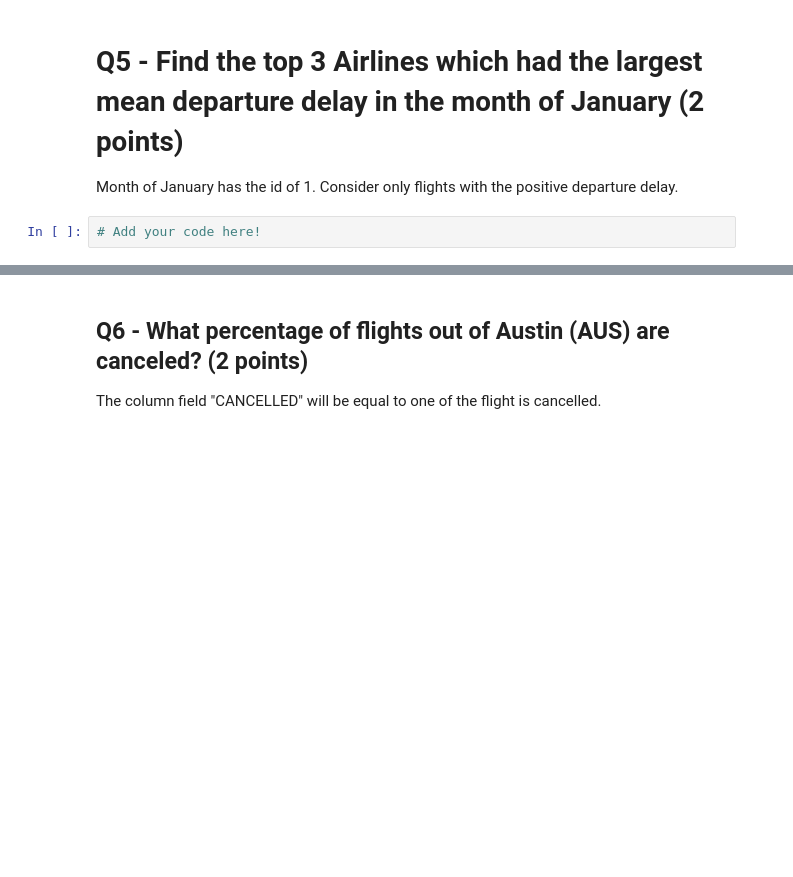
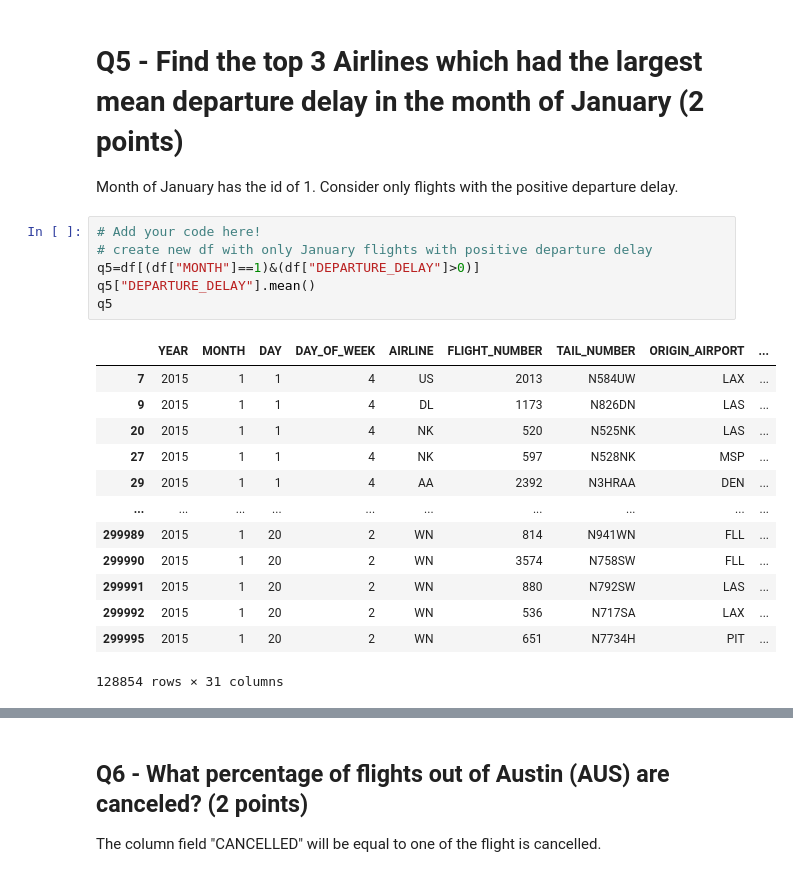
Before and after one commit to BictorFonseca/DataAnalysis, a Jupyter notebook: 329e_HW01_Spring24.ipynb, the cells around one changed output, grey strips where cells are left out. Cells and saved outputs as stored; diff of their text form; blank space fills up the shorter version.

```diff
--- a/329e_HW01_Spring24.ipynb
+++ b/329e_HW01_Spring24.ipynb
@@ -146,3 +154,21 @@ Name: 264495, dtype: object
 Month of January has the id of 1. Consider only flights with the positive departure delay.
 # %%
 # Add your code here!
+# create new df with only January flights with positive departure delay
+q5=df[(df["MONTH"]==1)&(df["DEPARTURE_DELAY"]>0)]
+q5["DEPARTURE_DELAY"].mean()
+q5
+# %% [output]
+|  | YEAR | MONTH | DAY | DAY_OF_WEEK | AIRLINE | FLIGHT_NUMBER | TAIL_NUMBER | ORIGIN_AIRPORT | ... |
+| 7 | 2015 | 1 | 1 | 4 | US | 2013 | N584UW | LAX | ... |
+| 9 | 2015 | 1 | 1 | 4 | DL | 1173 | N826DN | LAS | ... |
+| 20 | 2015 | 1 | 1 | 4 | NK | 520 | N525NK | LAS | ... |
+| 27 | 2015 | 1 | 1 | 4 | NK | 597 | N528NK | MSP | ... |
+| 29 | 2015 | 1 | 1 | 4 | AA | 2392 | N3HRAA | DEN | ... |
+| ... | ... | ... | ... | ... | ... | ... | ... | ... | ... |
+| 299989 | 2015 | 1 | 20 | 2 | WN | 814 | N941WN | FLL | ... |
+| 299990 | 2015 | 1 | 20 | 2 | WN | 3574 | N758SW | FLL | ... |
+| 299991 | 2015 | 1 | 20 | 2 | WN | 880 | N792SW | LAS | ... |
+| 299992 | 2015 | 1 | 20 | 2 | WN | 536 | N717SA | LAX | ... |
+| 299995 | 2015 | 1 | 20 | 2 | WN | 651 | N7734H | PIT | ... |
+128854 rows × 31 columns
```
Also changed, not shown: parts of 11 cells of this notebook.
